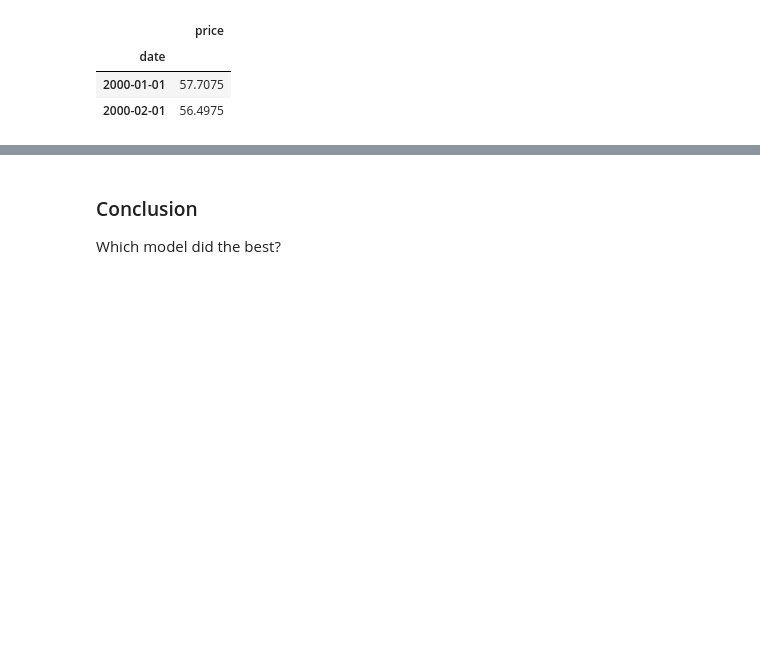
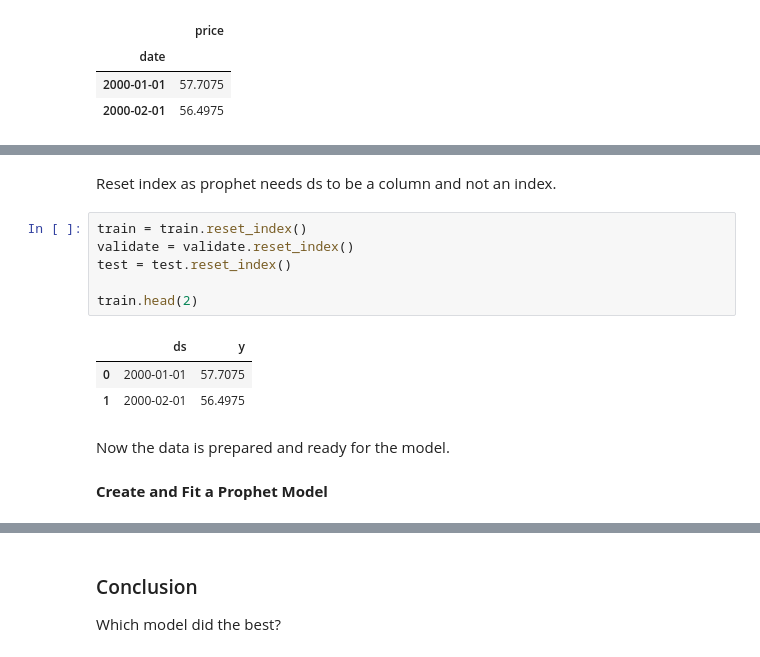
Before and after one commit to KwameTaylor/time-series-exercises, a Jupyter notebook: modeling-lesson-with-stock-data.ipynb, the cells around one changed output, grey strips where cells are left out. Drawn from its saved outputs; the diff is of its cells as text; blank space fills up the shorter version.

```diff
--- a/modeling-lesson-with-stock-data.ipynb
+++ b/modeling-lesson-with-stock-data.ipynb
@@ -686,0 +756,16 @@ dtype: int64
+# %% [markdown]
+Reset index as prophet needs ds to be a column and not an index.
+# %%
+train = train.reset_index()
+validate = validate.reset_index()
+test = test.reset_index()
+
+train.head(2)
+# %% [output]
+|  | ds | y |
+| 0 | 2000-01-01 | 57.7075 |
+| 1 | 2000-02-01 | 56.4975 |
+# %% [markdown]
+Now the data is prepared and ready for the model.
+# %% [markdown]
+**Create and Fit a Prophet Model**
```
Also changed, not shown: parts of 35 cells of this notebook.
